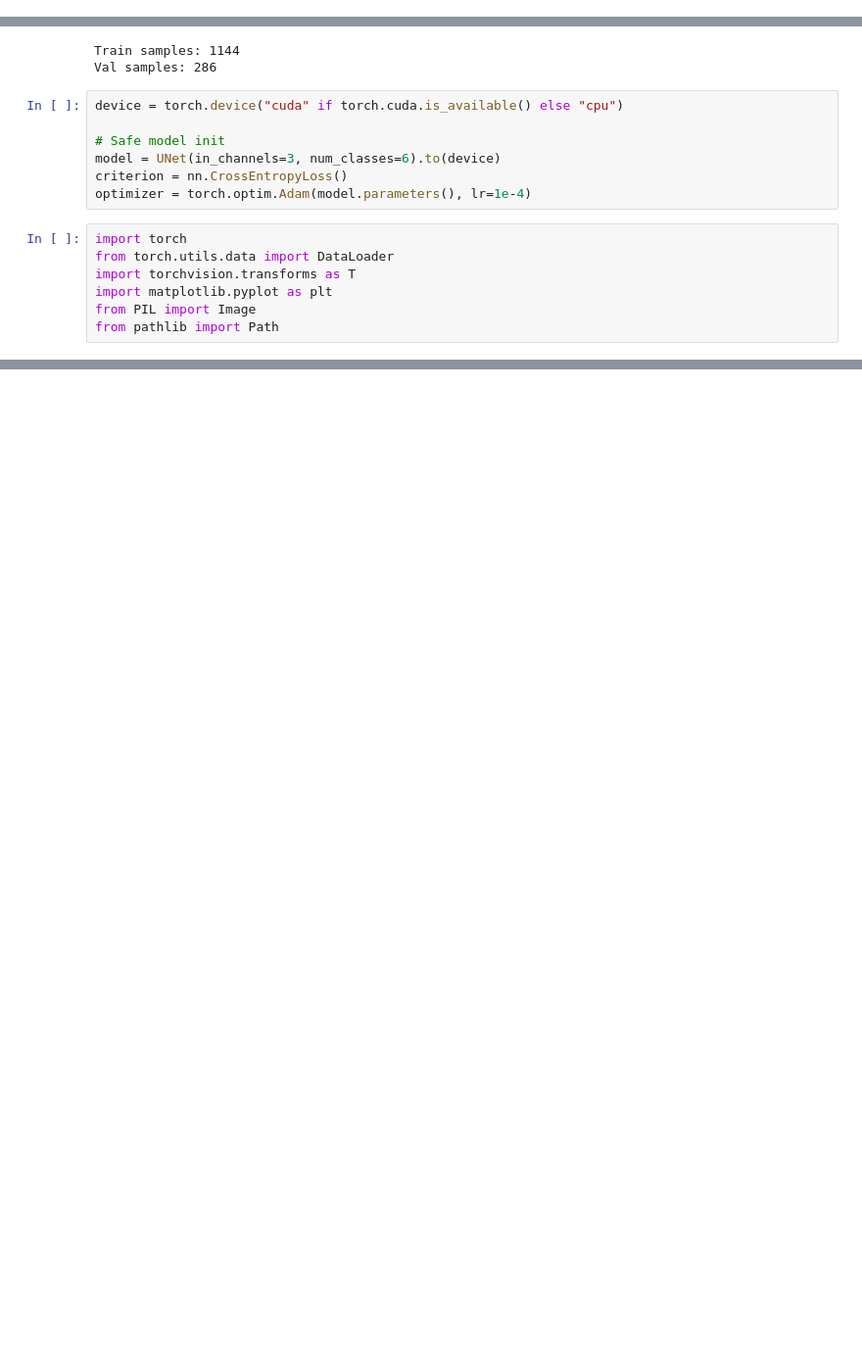
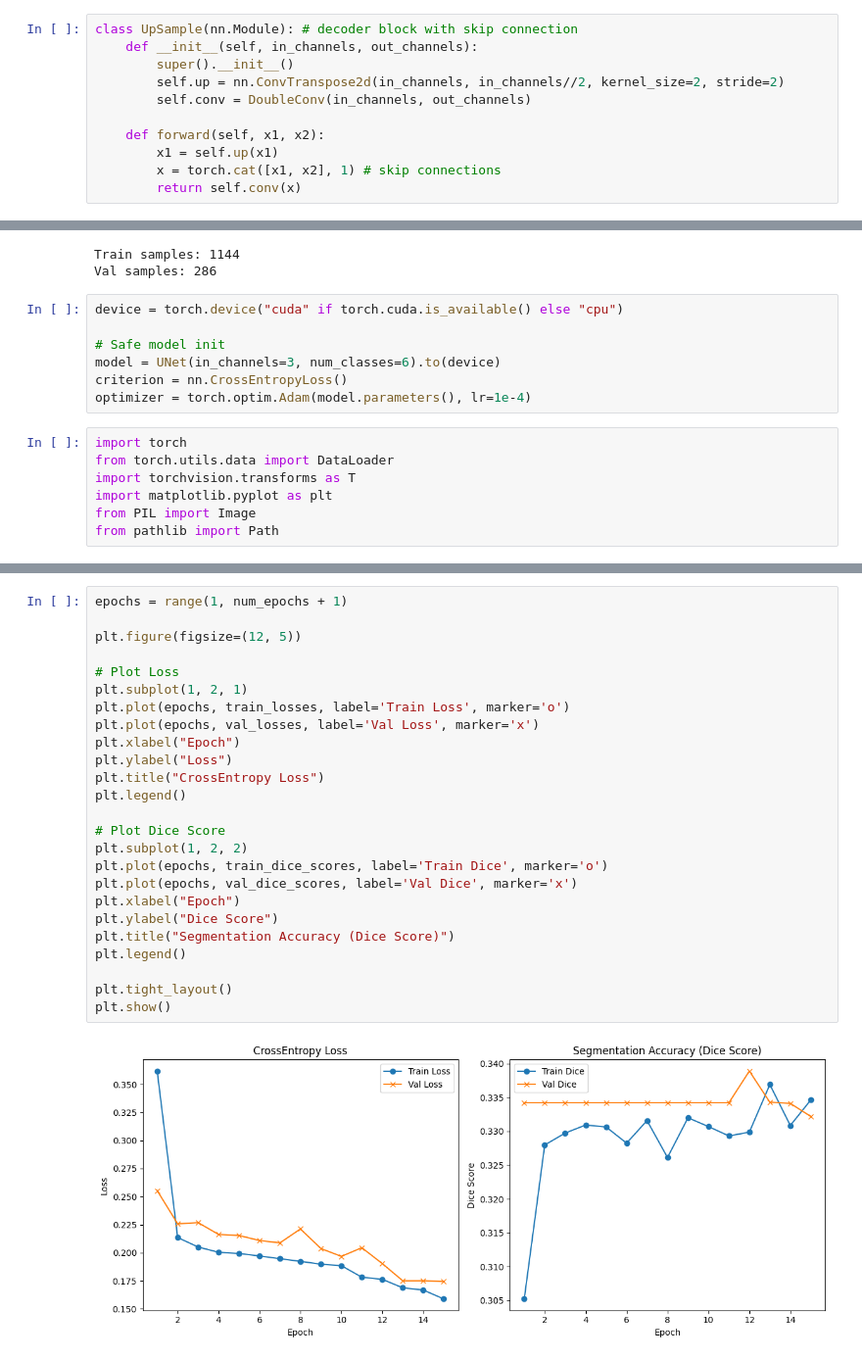
Before and after one commit to Manthan-Nepal/arc-2025, a Jupyter notebook: arc/ai/Uddav-Rajbhandari/image_segmentation/source codes/image-segmentaion-u-net (4).ipynb, the cells around one changed output, grey strips where cells are left out. Shown at 98% size. Drawn from its saved outputs; the diff is of its cells as text; blank space fills up the shorter version.

```diff
--- a/arc/ai/Uddav-Rajbhandari/image_segmentation/source codes/image-segmentaion-u-net (4).ipynb
+++ b/arc/ai/Uddav-Rajbhandari/image_segmentation/source codes/image-segmentaion-u-net (4).ipynb
@@ -537,3 +559,14 @@ Test folder path: /kaggle/input/abdominal-organ-segmentation-dataset/split_organ
+# %%
+class UpSample(nn.Module): # decoder block with skip connection
+    def __init__(self, in_channels, out_channels):
+        super().__init__()
+        self.up = nn.ConvTranspose2d(in_channels, in_channels//2, kernel_size=2, stride=2)
+        self.conv = DoubleConv(in_channels, out_channels)
+
+    def forward(self, x1, x2):
+        x1 = self.up(x1)
+        x = torch.cat([x1, x2], 1) # skip connections
+        return self.conv(x)
 # %%
 class UNet(nn.Module):
     def __init__(self, in_channels, num_classes):
@@ -891,0 +787,27 @@ Class-wise IoUs:
+# %%
+epochs = range(1, num_epochs + 1)
+
+plt.figure(figsize=(12, 5))
+
+# Plot Loss
+plt.subplot(1, 2, 1)
+plt.plot(epochs, train_losses, label='Train Loss', marker='o')
+plt.plot(epochs, val_losses, label='Val Loss', marker='x')
+plt.xlabel("Epoch")
+plt.ylabel("Loss")
+plt.title("CrossEntropy Loss")
+plt.legend()
+
+# Plot Dice Score
+plt.subplot(1, 2, 2)
+plt.plot(epochs, train_dice_scores, label='Train Dice', marker='o')
+plt.plot(epochs, val_dice_scores, label='Val Dice', marker='x')
+plt.xlabel("Epoch")
+plt.ylabel("Dice Score")
+plt.title("Segmentation Accuracy (Dice Score)")
+plt.legend()
+
+plt.tight_layout()
+plt.show()
+# %% [output]
+[figure, added]
```
Also changed, not shown: parts of 9 cells of this notebook.
